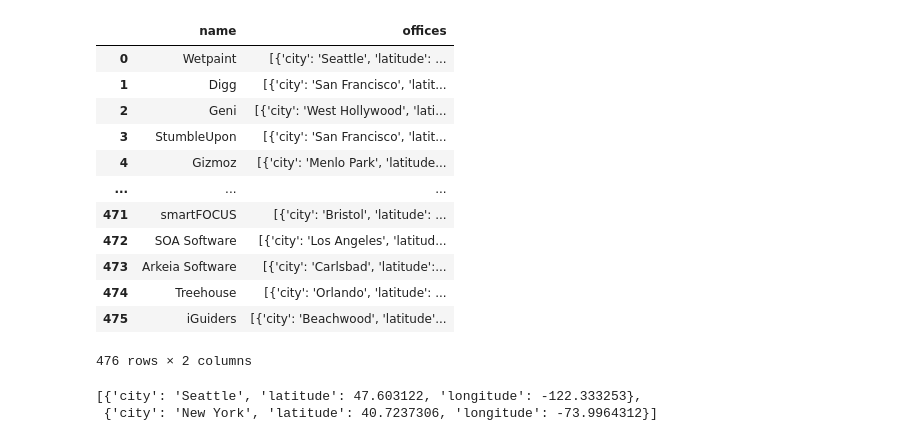
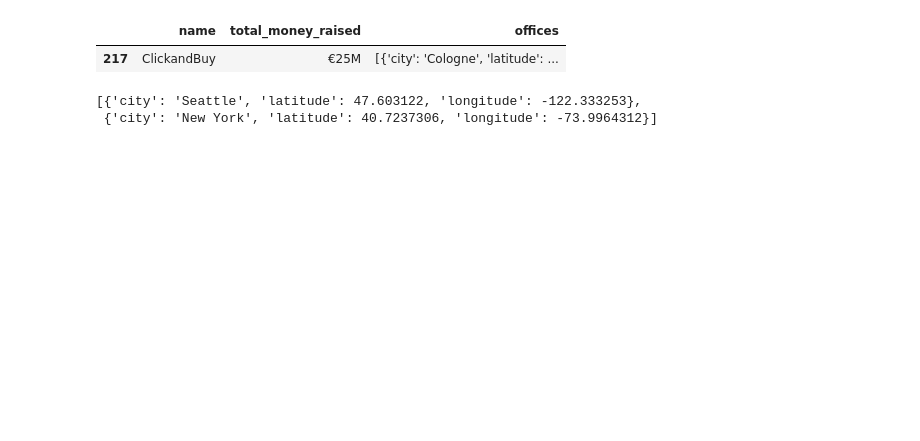
Before and after one commit to Maya-Souza/Project_3_Company_Headquarters, a Jupyter notebook: Untitled.ipynb, the cells around one changed output. Drawn from its saved outputs; the diff is of its cells as text; code cells hidden in the pictures; blank space fills up the shorter version.

```diff
--- a/Untitled.ipynb
+++ b/Untitled.ipynb
@@ -32,7 +34,7 @@ condition2 = {"tag_list": {"$regex": ".*design.|.tech.|.software.|.fashion."}}
 condition3 = {"category_code": "web"}
 condition4 = {"offices": {"$ne": []}}
 
-projection = {"_id": 0, "name":1, "offices.city":1, "offices.latitude":1, "offices.longitude": 1}
+projection = {"_id": 0, "name":1, "offices.city":1, "offices.latitude":1, "offices.longitude": 1, "address1":1, "total_money_raised": 1}
 
 query = {"$and": [condition1, condition4, {"$or": [condition2, condition3]}]}
 
@@ -40,21 +42,10 @@ query = {"$and": [condition1, condition4, {"$or": [condition2, condition3]}]}
 filtered_companies = list(c.find(query, projection))
 # %%
 df = pd.DataFrame(filtered_companies)
-df
+df.sample(1)
 # %% [output]
-|  | name | offices |
-| 0 | Wetpaint | [{'city': 'Seattle', 'latitude': ... |
-| 1 | Digg | [{'city': 'San Francisco', 'latit... |
-| 2 | Geni | [{'city': 'West Hollywood', 'lati... |
-| 3 | StumbleUpon | [{'city': 'San Francisco', 'latit... |
-| 4 | Gizmoz | [{'city': 'Menlo Park', 'latitude... |
-| ... | ... | ... |
-| 471 | smartFOCUS | [{'city': 'Bristol', 'latitude': ... |
-| 472 | SOA Software | [{'city': 'Los Angeles', 'latitud... |
-| 473 | Arkeia Software | [{'city': 'Carlsbad', 'latitude':... |
-| 474 | Treehouse | [{'city': 'Orlando', 'latitude': ... |
-| 475 | iGuiders | [{'city': 'Beachwood', 'latitude'... |
+|  | name | total_money_raised | offices |
+| 217 | ClickandBuy | €25M | [{'city': 'Cologne', 'latitude': ... |
-476 rows × 2 columns
 # %%
 df.offices[0]
 # %% [output]
```
Also changed, not shown: parts of 20 cells of this notebook.
